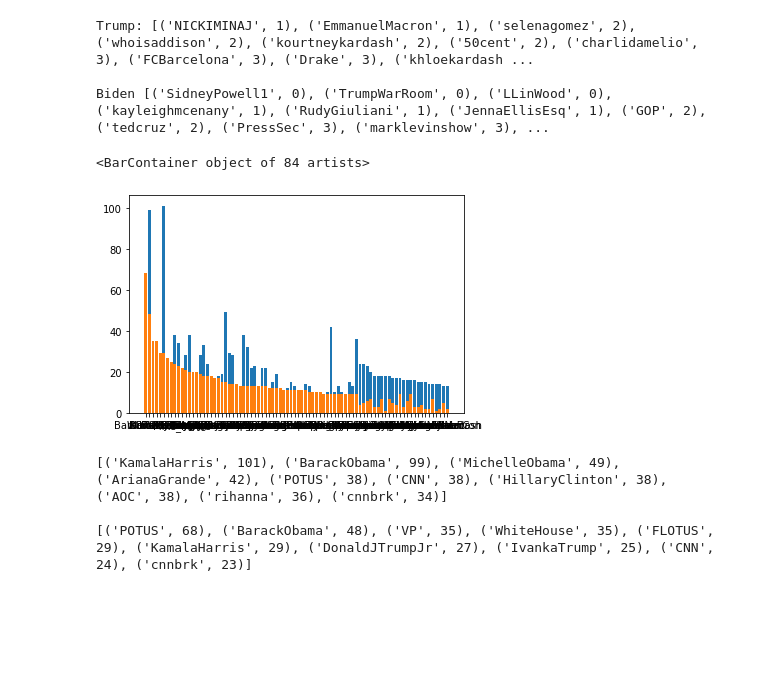
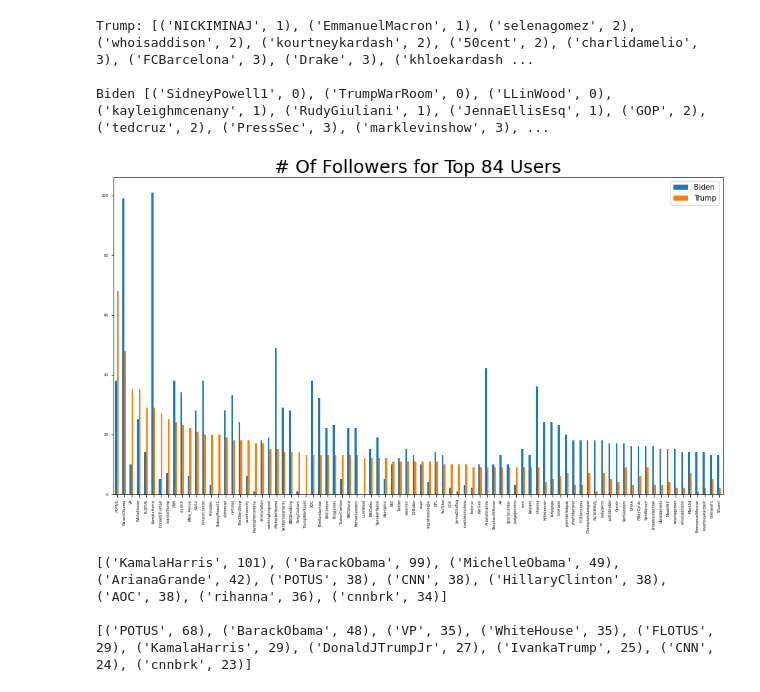
Before and after one commit to johnsont4/TwitterAnalysis, a Jupyter notebook: Teagan TwitterAnalysis-HistogramSTUFF.ipynb, the cells around one changed output. Drawn from its saved outputs; the diff is of its cells as text; code cells hidden in the pictures; blank space fills up the shorter version.

```diff
--- a/Teagan TwitterAnalysis-HistogramSTUFF.ipynb
+++ b/Teagan TwitterAnalysis-HistogramSTUFF.ipynb
@@ -153,12 +153,15 @@ print("\nBiden", sortedBidenDict)
 Trump: [('NICKIMINAJ', 1), ('EmmanuelMacron', 1), ('selenagomez', 2), ('whoisaddison', 2), ('kourtneykardash', 2), ('50cent', 2), ('charlidamelio', 3), ('FCBarcelona', 3), ('Drake', 3), ('khloekardash ...
 
 Biden [('SidneyPowell1', 0), ('TrumpWarRoom', 0), ('LLinWood', 0), ('kayleighmcenany', 1), ('RudyGiuliani', 1), ('JennaEllisEsq', 1), ('GOP', 2), ('tedcruz', 2), ('PressSec', 3), ('marklevinshow', 3), ...
-# %%
-plt.bar(BidenDict.keys(), BidenDict.values(), tick_label = None)
-plt.bar(TrumpDict.keys(), TrumpDict.values(), tick_label = None)
-# %% [output]
-<BarContainer object of 84 artists>
-[figure, removed]
+# %%
+#plt.bar(BidenDict.keys(), BidenDict.values(), tick_label = None)
+#plt.bar(TrumpDict.keys(), TrumpDict.values(), tick_label = None)
+
+allGraph = pd.DataFrame(dict(Biden=list(BidenDict.values()), Trump=list(TrumpDict.values())), index=TrumpDict.keys())
+bothGraph = allGraph.plot.bar(title="# Of Followers for Top 84 Users", fontsize=5, figsize=(15,8))
+bothGraph.title.set_size(25)
+# %% [output]
+[figure, added]
 # %%
 countedBidenDict = Counter(BidenDict)
 topTenBiden = countedBidenDict.most_common(10)
```
Also changed, not shown: parts of 1 cell of this notebook, 5 other files.
